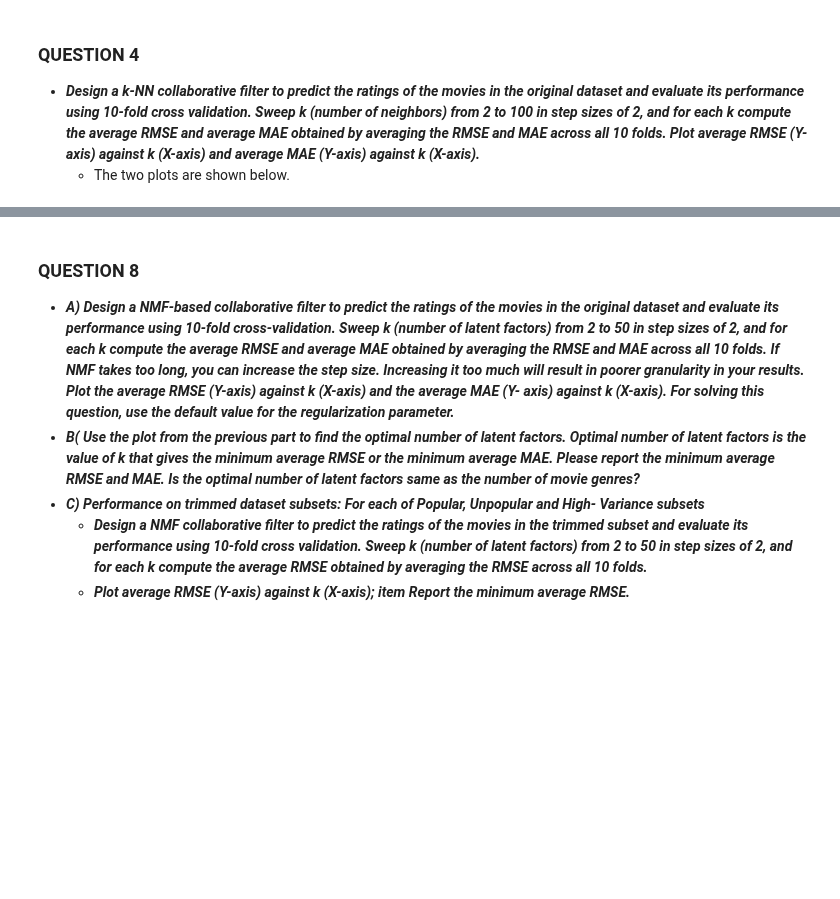
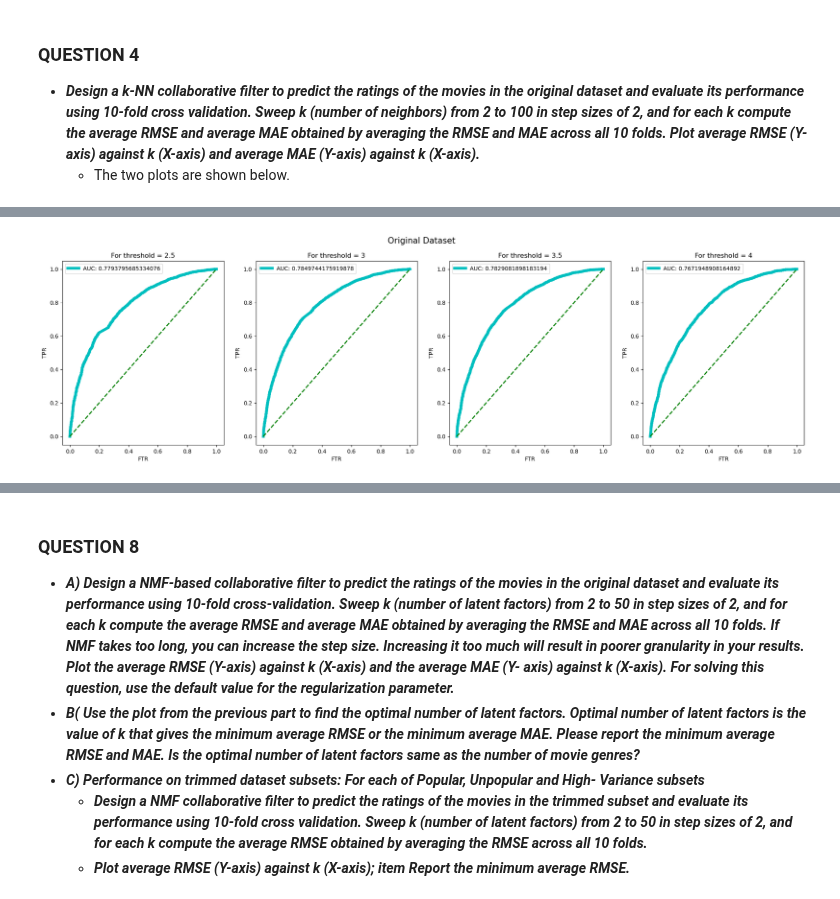
Before and after one commit to stang126/ECE-219-Large-Scale-Data-Mining, a Jupyter notebook: Project 3/Project 3.ipynb, the cells around one changed output, grey strips where cells are left out. Saved outputs shown, nothing was run; the diff lists cells and outputs as text; code cells hidden in the pictures; blank space fills up the shorter version.

```diff
--- a/Project 3/Project 3.ipynb
+++ b/Project 3/Project 3.ipynb
@@ -198,0 +279,4 @@ High_variance = get_list("High_variance", Moveid_ratings_dict)
+# %%
+get_ROC_plot("Original Dataset", 20, kf, _, data)
+# %% [output]
+[figure, added]
```
Also changed, not shown: parts of 14 cells of this notebook, 1 other file.
